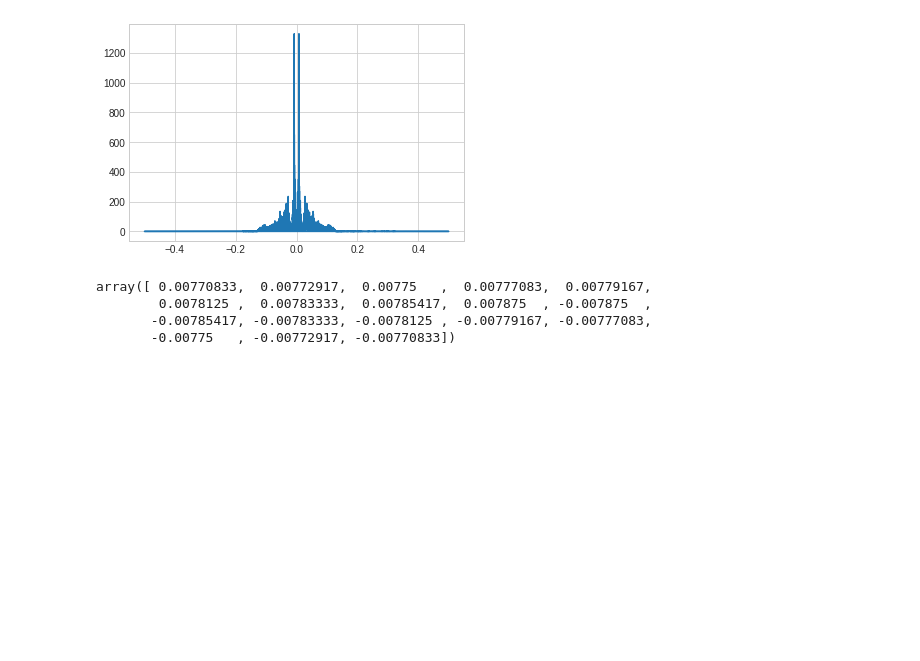
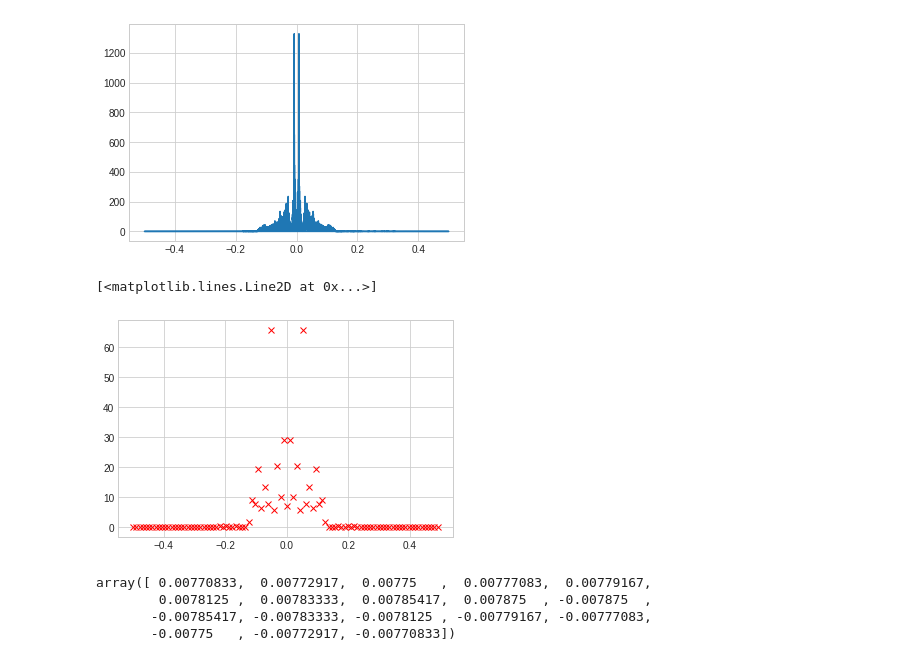
Before and after one commit to bernick27/Identificacion_candidatos_2021, a Jupyter notebook: CuadernoTrabajo_Con_Analisis.ipynb, the cells around one changed output. Cells and saved outputs as stored; diff of their text form; code cells hidden in the pictures; blank space fills up the shorter version.

```diff
--- a/CuadernoTrabajo_Con_Analisis.ipynb
+++ b/CuadernoTrabajo_Con_Analisis.ipynb
@@ -242,6 +242,17 @@ plt.plot(freq, abs(spectrum))
 # %% [output]
 [<matplotlib.lines.Line2D at 0x...>]
 [figure]
+# %%
+fourier_features = []
+freq_features = []
+for i in range(int(len(spectrum)/500)):
+  fourier_features.append(abs(spectrum)[i*500])
+  freq_features.append(freq[i*500])
+
+plt.plot(freq_features, fourier_features, 'xr')
+# %% [output]
+[<matplotlib.lines.Line2D at 0x...>]
+[figure, added]
 # %%
 threshold = 0.5 * max(abs(spectrum))
 mask = abs(spectrum) > threshold
```
Also changed, not shown: parts of 1 cell of this notebook.
